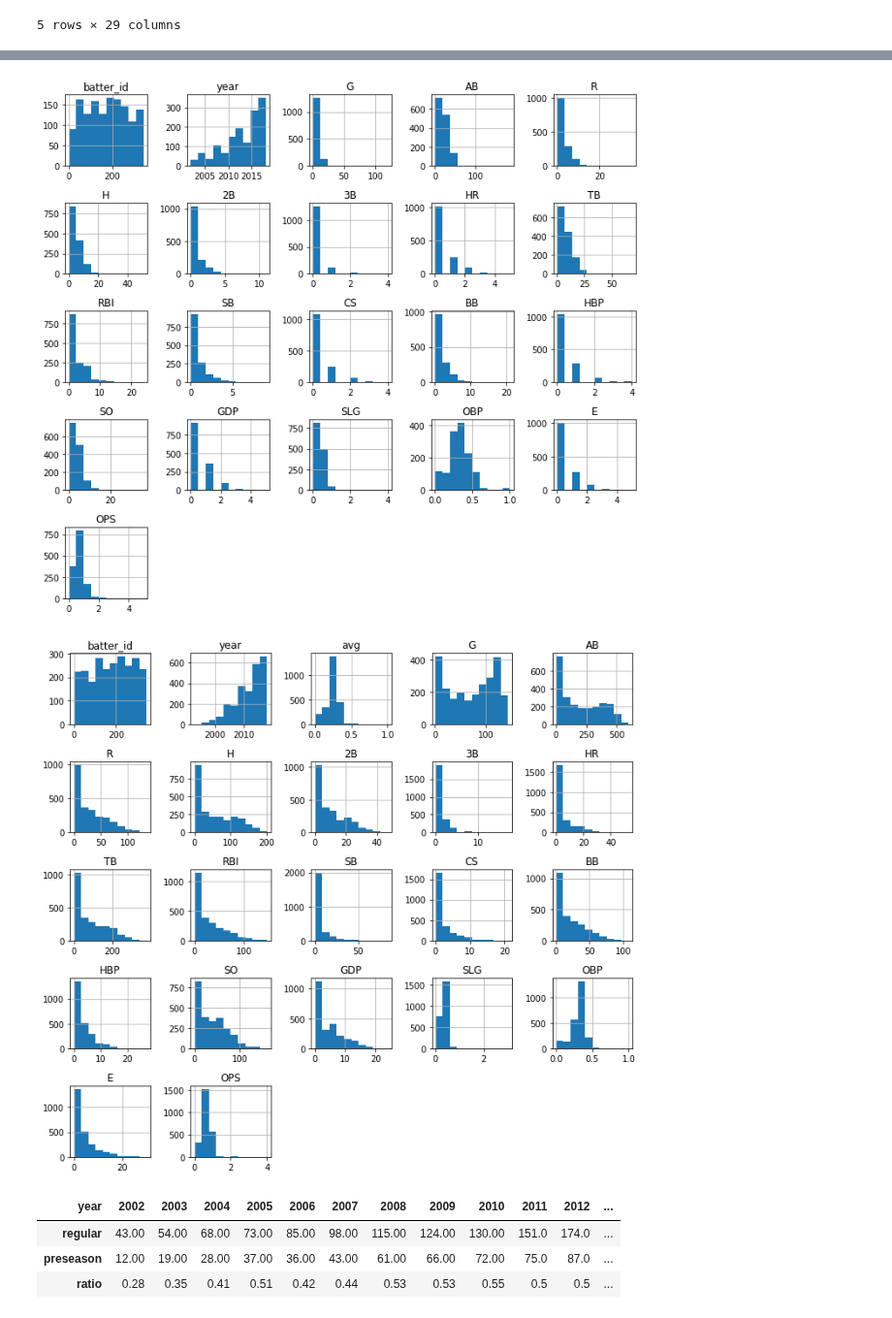
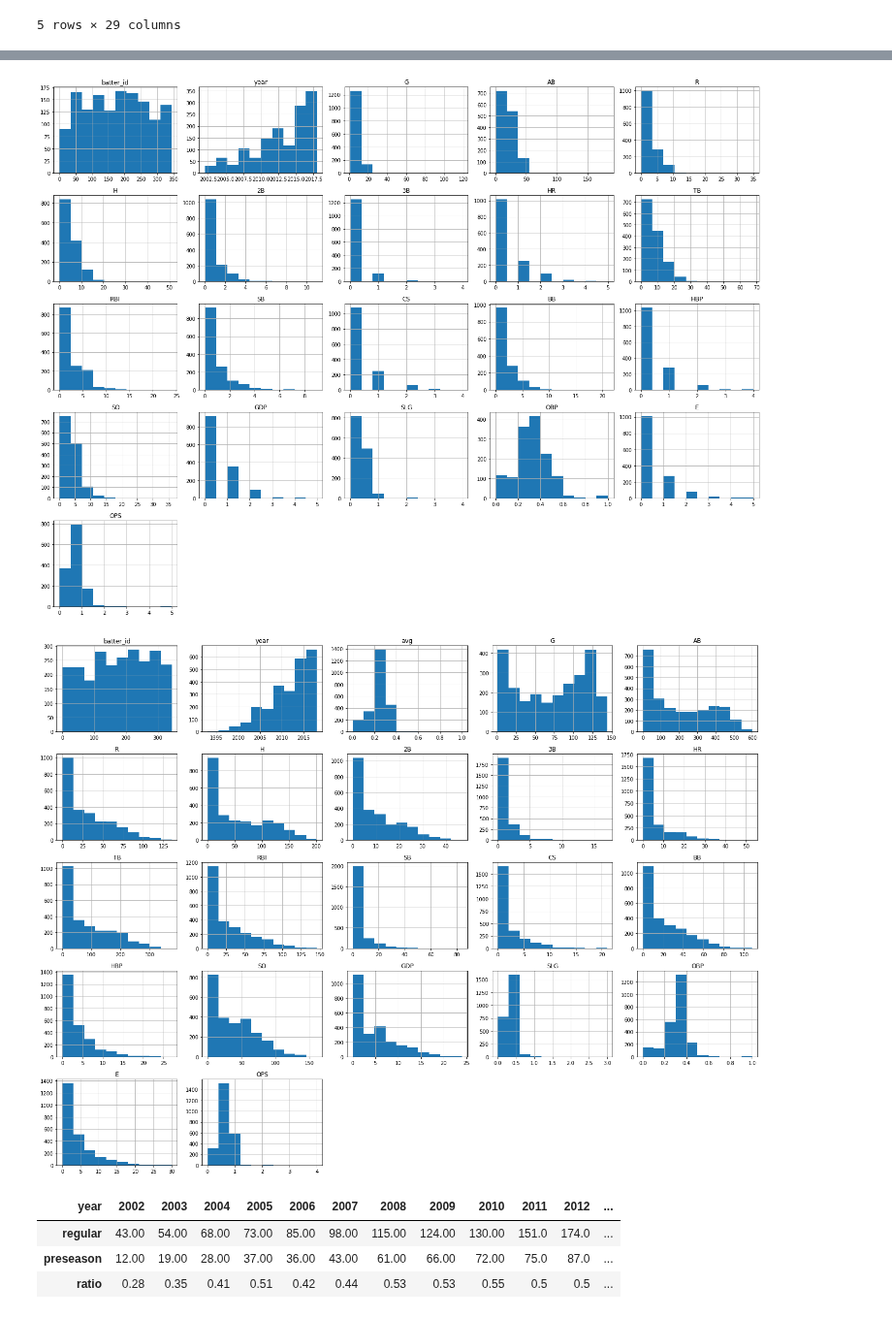
Before and after one commit to 6sephiruth/AI_career, a Jupyter notebook: DACON/KBO/BaseCode.ipynb, the cells around one changed output, grey strips where cells are left out. Shown at 97% size. Cells and saved outputs as stored; diff of their text form; code cells hidden in the pictures.

```diff
--- a/DACON/KBO/BaseCode.ipynb
+++ b/DACON/KBO/BaseCode.ipynb
@@ -34,14 +36,14 @@ preseason_df.describe()
 # %%
-preseason_df.hist(figsize=(10, 9))
+preseason_df.hist(figsize=(20, 15))
 plt.tight_layout()
 plt.show()
 # %% [output]
-[figure, old version]
+[figure, new version]
 # %%
-regular_season_df.hist(figsize=(10, 9))
+regular_season_df.hist(figsize=(20, 15))
 plt.tight_layout()
 plt.show()
 # %% [output]
-[figure, old version]
+[figure, new version]
 # %%
 regular_count = regular_season_df.groupby('year')['batter_id'].count().rename('regular')
```
Also changed, not shown: parts of 8 cells of this notebook, 46 other files.
